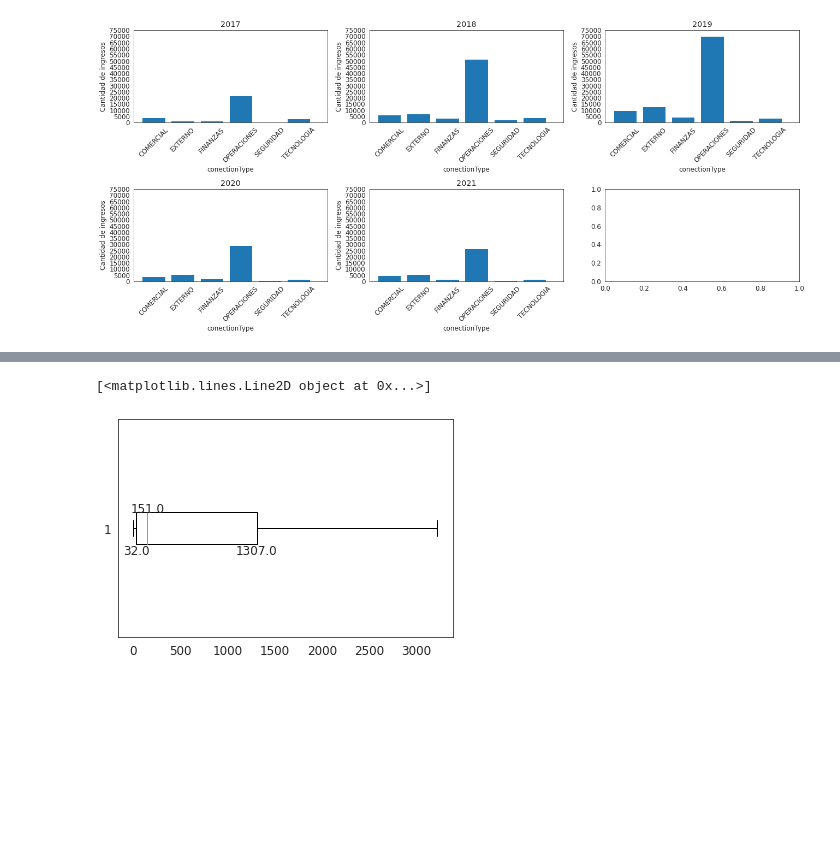
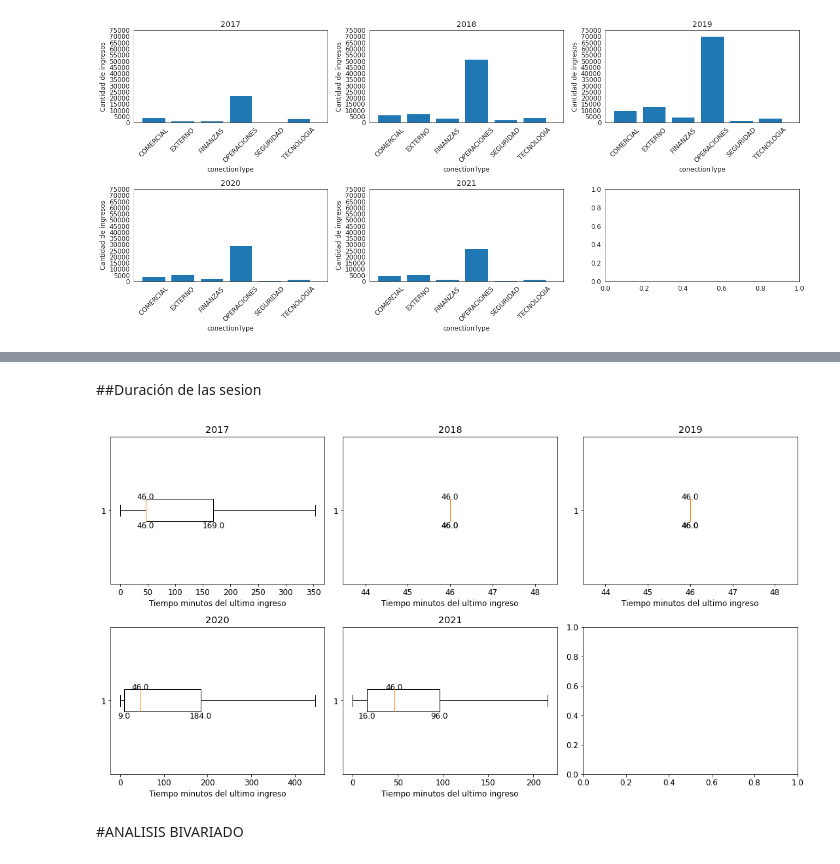
Before and after one commit to marardo/procesamiento_nube, a Jupyter notebook: DATA_CHALLENGE_PSA_V2.ipynb, the cells around one changed output, grey strips where cells are left out. Drawn from its saved outputs; the diff is of its cells as text; code cells hidden in the pictures; blank space fills up the shorter version.

```diff
--- a/DATA_CHALLENGE_PSA_V2.ipynb
+++ b/DATA_CHALLENGE_PSA_V2.ipynb
@@ -488,28 +363,15 @@ AttributeError: ignored
-# %%
-from pylab import *
-figure()
-
-# get dictionary returned from boxplot
-bp_dict = boxplot(df2["timeLastLogin"], vert=False, showfliers=False)
-print( bp_dict['medians'])
-for line in bp_dict['medians']:
-    # get position data for median line
-    x, y = line.get_xydata()[1] # top of median line
-    # overlay median value
-    text(x, y, '%.1f' % x,
-         horizontalalignment='center') # draw above, centered
-
-for line in bp_dict['boxes']:
-    x, y = line.get_xydata()[0] # bottom of left line
-    text(x,y, '%.1f' % x,
-         horizontalalignment='center', # centered
-         verticalalignment='top')      # below
-    x, y = line.get_xydata()[3] # bottom of right line
-    text(x,y, '%.1f' % x,
-         horizontalalignment='center', # centered
-             verticalalignment='top')      # below
-
-show()
-# %% [output]
-[<matplotlib.lines.Line2D object at 0x...>]
-[figure, removed]
+# %% [markdown]
+##Duración de las sesion
+# %%
+#conectionNode	area
+graficoBoxPlot(total_rows,total_cols,df
+                ,'timeSession'
+                ,'Tiempo minutos del ultimo ingreso'
+                ,np.arange(0, 12, 1)
+                ,np.arange(0, 60000, 5000)
+                ,'Barra'
+                ,45)
+# %% [output]
+[figure, added]
+# %% [markdown]
+#ANALISIS BIVARIADO
```
Also changed, not shown: parts of 8 cells of this notebook.
